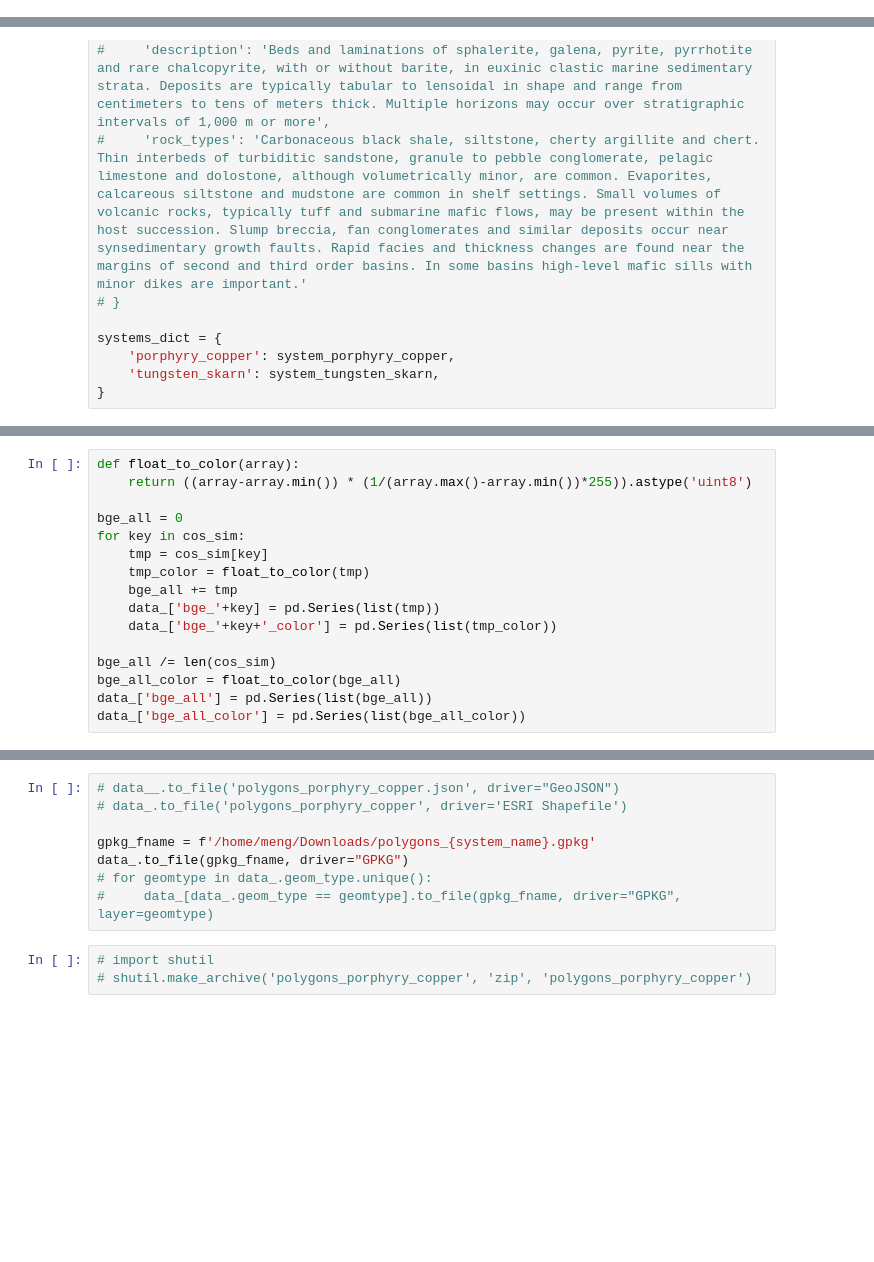
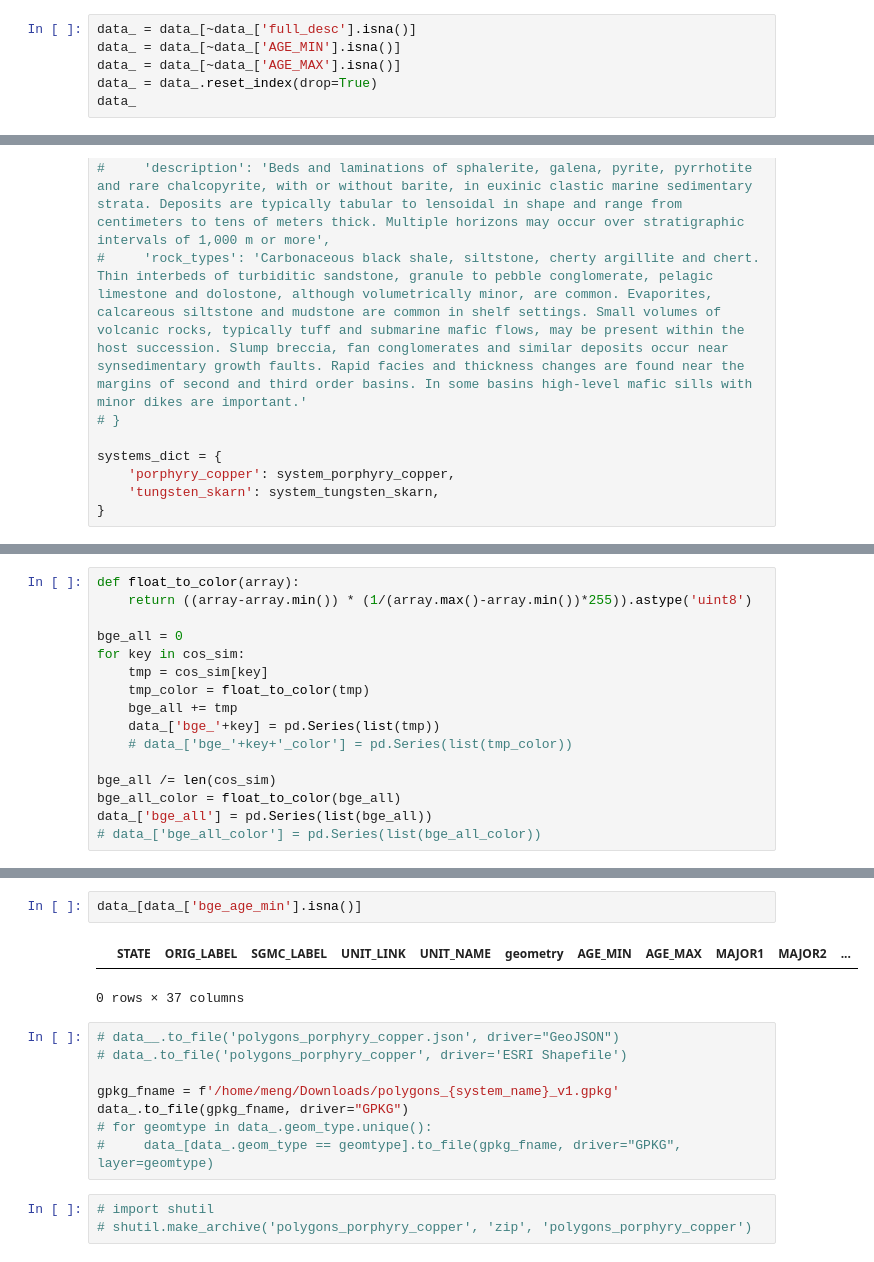
Before and after one commit to DARPA-CRITICALMAAS/sri-ta2-mappable-criteria, a Jupyter notebook: polygon_ranking/extract_data.ipynb, the cells around one changed output, grey strips where cells are left out. Drawn from its saved outputs; the diff is of its cells as text; blank space fills up the shorter version.

```diff
--- a/polygon_ranking/extract_data.ipynb
+++ b/polygon_ranking/extract_data.ipynb
@@ -262,0 +259,6 @@ data_.iloc[300]['geometry']
+# %%
+data_ = data_[~data_['full_desc'].isna()]
+data_ = data_[~data_['AGE_MIN'].isna()]
+data_ = data_[~data_['AGE_MAX'].isna()]
+data_ = data_.reset_index(drop=True)
+data_
@@ -545,12 +573,12 @@ for key in cos_sim:
     tmp_color = float_to_color(tmp)
     bge_all += tmp
     data_['bge_'+key] = pd.Series(list(tmp))
-    data_['bge_'+key+'_color'] = pd.Series(list(tmp_color))
+    # data_['bge_'+key+'_color'] = pd.Series(list(tmp_color))
 
 bge_all /= len(cos_sim)
 bge_all_color = float_to_color(bge_all)
 data_['bge_all'] = pd.Series(list(bge_all))
-data_['bge_all_color'] = pd.Series(list(bge_all_color))
+# data_['bge_all_color'] = pd.Series(list(bge_all_color))
 # %%
 data_
 # %% [output]
@@ -570,8 +598,13 @@ data_
+# %%
+data_[data_['bge_age_min'].isna()]
+# %% [output]
+|  | STATE | ORIG_LABEL | SGMC_LABEL | UNIT_LINK | UNIT_NAME | geometry | AGE_MIN | AGE_MAX | MAJOR1 | MAJOR2 | ... |
+0 rows × 37 columns
 # %%
 # data__.to_file('polygons_porphyry_copper.json', driver="GeoJSON")
 # data_.to_file('polygons_porphyry_copper', driver='ESRI Shapefile')
 
-gpkg_fname = f'/home/meng/Downloads/polygons_{system_name}.gpkg'
+gpkg_fname = f'/home/meng/Downloads/polygons_{system_name}_v1.gpkg'
 data_.to_file(gpkg_fname, driver="GPKG")
 # for geomtype in data_.geom_type.unique():
 #     data_[data_.geom_type == geomtype].to_file(gpkg_fname, driver="GPKG", layer=geomtype)
```
Also changed, not shown: parts of 23 cells of this notebook.
